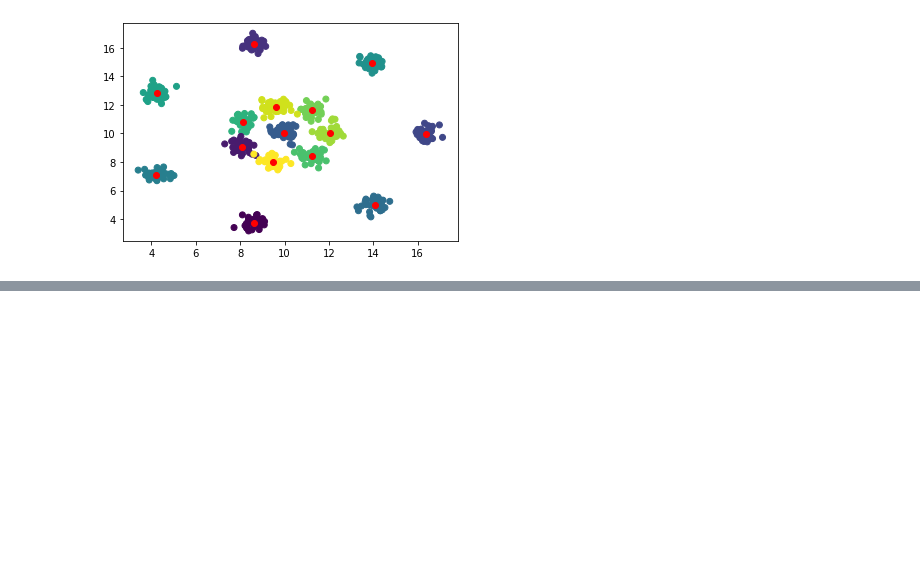
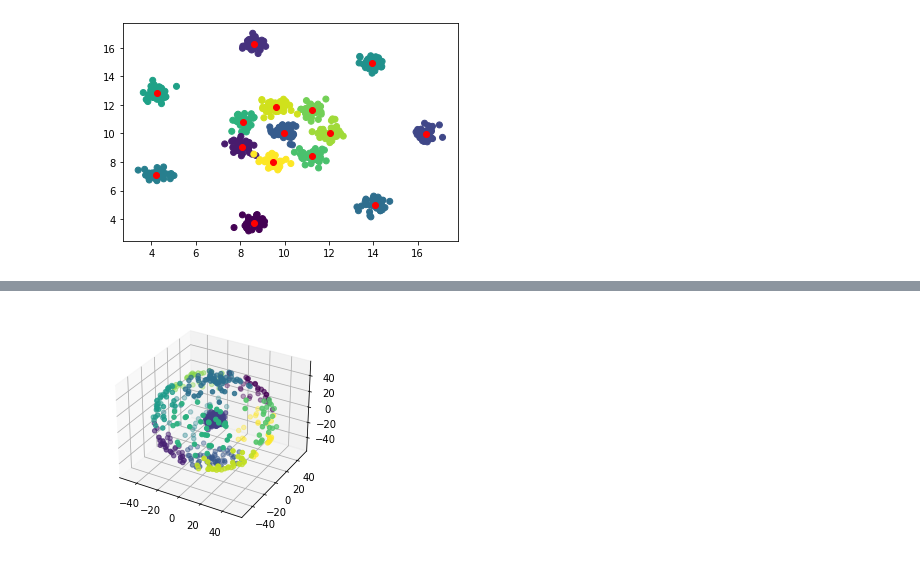
Before and after one commit to Gwen02/TP-ADP, a Jupyter notebook: TP_APD.ipynb, the cells around one changed output, grey strips where cells are left out. Drawn from its saved outputs; the diff is of its cells as text; code cells hidden in the pictures; blank space fills up the shorter version.

```diff
--- a/TP_APD.ipynb
+++ b/TP_APD.ipynb
@@ -84,6 +84,14 @@ def agglomerative(dataset, max_clusters = 20, show_time = False):
         plt.plot(np.linspace(1,max_clusters - 2,max_clusters - 2), time_list)
     return list_X[list_scores.index(max_value)]
 
+def plot_agglomerative(dataset):
+    df = pd.DataFrame(dataset[0])
+    nom = Kmeans(dataset)
+    X, Y = init_df_cluster(df)
+    plt.scatter(X, Y, c = nom.labels_)
+    plt.scatter(nom.cluster_centers_[:,0], nom.cluster_centers_[:,1], c='r', label = 'centers')
+    plt.legend()
+
 #print(agglomerative(data4))
 
 def plot_clusters_kmeans(dataset):
@@ -94,4 +102,25 @@ def plot_clusters_kmeans(dataset):
     plt.scatter(nom.cluster_centers_[:,0], nom.cluster_centers_[:,1], c='r', label = 'centers')
     plt.legend()
 
-agglomerative(data4, show_time = True)
+
+
+#VERSION MISTERY
+
+def plot_clusters_kmeans3D(dataset):
+    df = pd.DataFrame(dataset[0])
+    clusters = Kmeans(dataset)
+    X, Y = init_df_cluster(df)
+    fig = plt.figure()
+    ax = plt.axes(projection ='3d')
+    ax.scatter(dataset[0]["X"], dataset[0]["Y"], dataset[0]["Z"], c = clusters.labels_ )
+    #plt.scatter(nom.cluster_centers_[:,0], nom.cluster_centers_[:,1], nom.cluster_centers_[:,2], c='r', label = 'centers')
+    #plt.scatter(X, Y, c = nom.labels_)
+    #plt.scatter(nom.cluster_centers_[:,0], nom.cluster_centers_[:,1], c='r', label = 'centers')
+    #plt.legend()
+    plt.show()
+
+def plot_dbscan(dataset, eps_param, min_samples_param):
+    df = pd.DataFrame(dataset[0])
+    clusters = DBSCAN_result = DBSCAN(eps = eps_param, min_samples = min_samples_param).fit(df)
+    X, Y = df[df.columns[0]], df[df.columns[1]]
+    plt.scatter(X,Y, c = DBSCAN_result.labels_)
@@ -250,3 +265,18 @@ plt.scatter(X4, Y4, c = DBSCAN_result.labels_)
 #Dataset du monde réel
 data_real1 = arff.loadarff(open('datasets/real-world/iris.arff','r'))
 data_real2 = arff.loadarff(open('datasets/real-world/balance-scale.arff','r'))
+# %%
+colnames = ['X', 'Y', 'Z']
+
+datam1 = [pd.read_csv('mistery_dataset/a.data', names=colnames, sep="\t")]
+datam2 = [pd.read_csv('mistery_dataset/h.data', names=colnames, sep="\t")]
+datam3 = [pd.read_csv('mistery_dataset/t.data', names=colnames, sep="\t")]
+datam4 = [pd.read_csv('mistery_dataset/tr.data', names=['X', 'Y'], sep=" ")]
+datam5 = [pd.read_csv('mistery_dataset/zgn.data', names=['X', 'Y'], sep=" ")]
+datam6 = [pd.read_csv('mistery_dataset/zgo.data', names=['X', 'Y'], sep=" ")]
+# %%
+#plot_agglomerative(datam1)
+plot_clusters_kmeans3D(datam1)
+#plot_dbscan(datam5, 0.1, 10)
+# %% [output]
+[figure, added]
```
Also changed, not shown: parts of 8 cells of this notebook.
